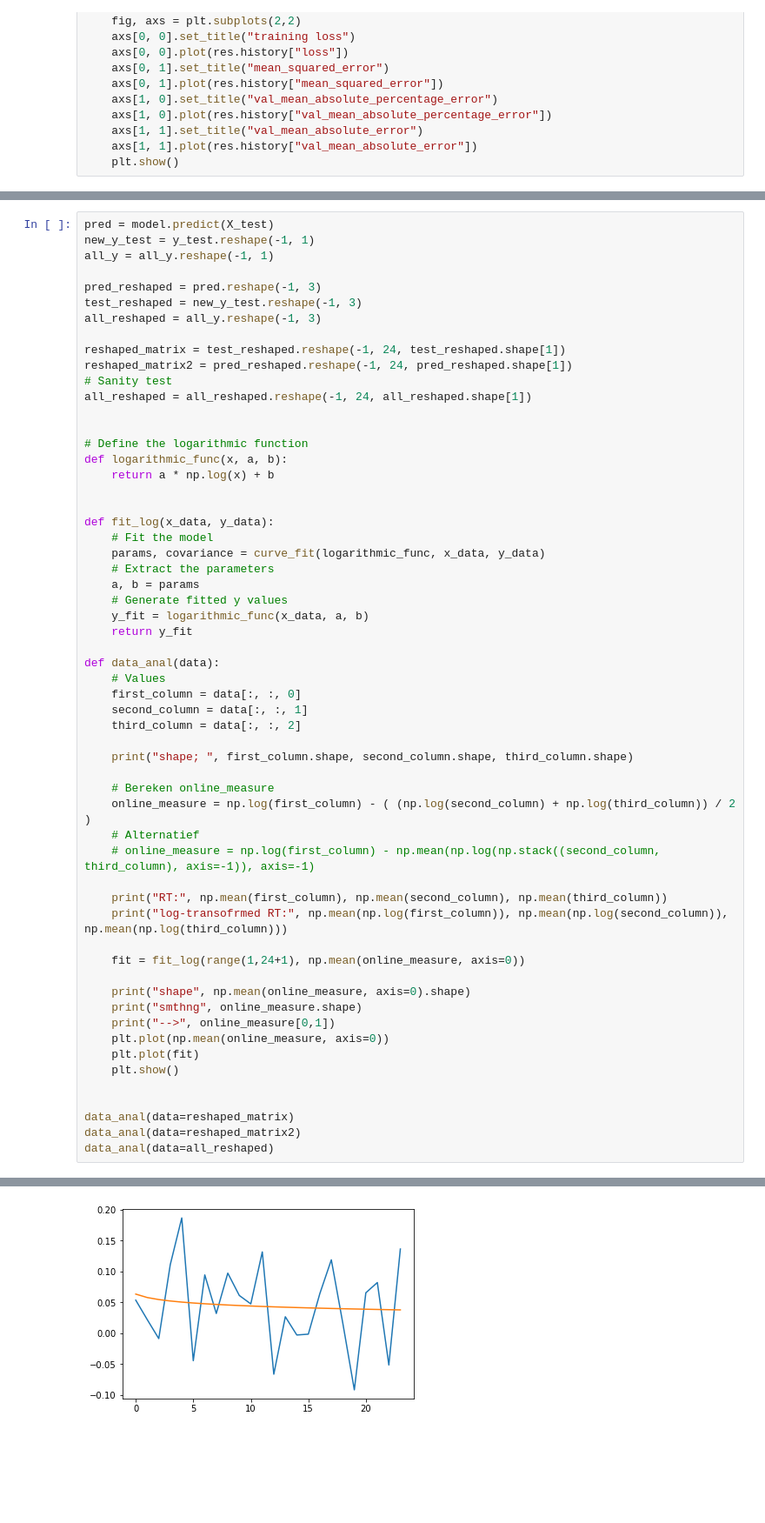
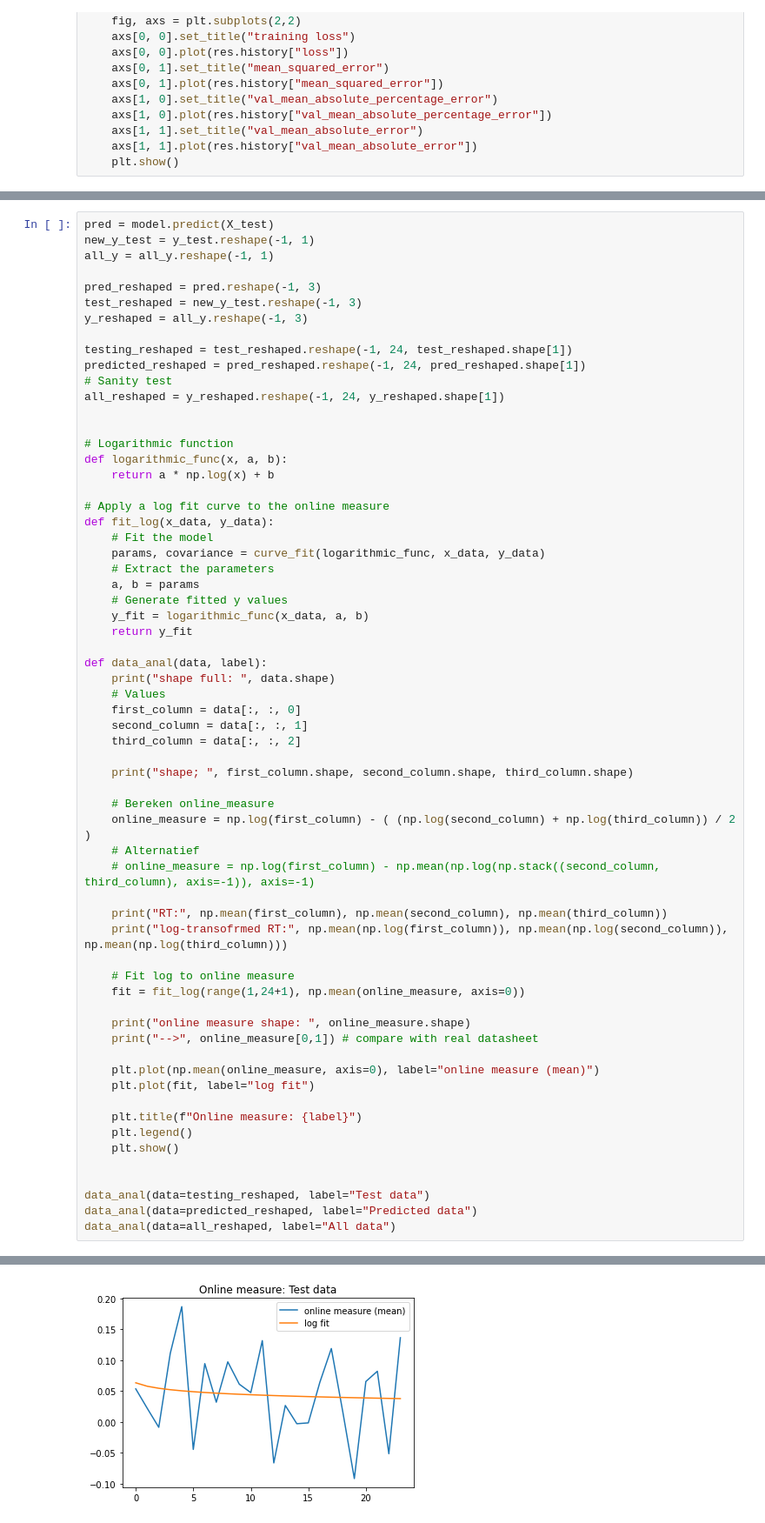
Before and after one commit to Altibertalt/thesis_model, a Jupyter notebook: modelling.ipynb, the cells around one changed output, grey strips where cells are left out. Shown at 87% size. Drawn from its saved outputs; the diff is of its cells as text; blank space fills up the shorter version.

```diff
--- a/modelling.ipynb
+++ b/modelling.ipynb
@@ -175,19 +192,19 @@ all_y = all_y.reshape(-1, 1)
 
 pred_reshaped = pred.reshape(-1, 3)
 test_reshaped = new_y_test.reshape(-1, 3)
-all_reshaped = all_y.reshape(-1, 3)
+y_reshaped = all_y.reshape(-1, 3)
 
-reshaped_matrix = test_reshaped.reshape(-1, 24, test_reshaped.shape[1])
-reshaped_matrix2 = pred_reshaped.reshape(-1, 24, pred_reshaped.shape[1])
+testing_reshaped = test_reshaped.reshape(-1, 24, test_reshaped.shape[1])
+predicted_reshaped = pred_reshaped.reshape(-1, 24, pred_reshaped.shape[1])
 # Sanity test
-all_reshaped = all_reshaped.reshape(-1, 24, all_reshaped.shape[1])
+all_reshaped = y_reshaped.reshape(-1, 24, y_reshaped.shape[1])
 
 
-# Define the logarithmic function
+# Logarithmic function
 def logarithmic_func(x, a, b):
     return a * np.log(x) + b
 
-
+# Apply a log fit curve to the online measure
 def fit_log(x_data, y_data):
     # Fit the model
     params, covariance = curve_fit(logarithmic_func, x_data, y_data)
@@ -197,7 +214,8 @@ def fit_log(x_data, y_data):
     y_fit = logarithmic_func(x_data, a, b)
     return y_fit
 
-def data_anal(data):
+def data_anal(data, label):
+    print("shape full: ", data.shape)
     # Values
     first_column = data[:, :, 0]
     second_column = data[:, :, 1]
@@ -213,17 +231,21 @@ def data_anal(data):
     print("RT:", np.mean(first_column), np.mean(second_column), np.mean(third_column))
     print("log-transofrmed RT:", np.mean(np.log(first_column)), np.mean(np.log(second_column)), np.mean(np.log(third_column)))
 
+    # Fit log to online measure
     fit = fit_log(range(1,24+1), np.mean(online_measure, axis=0))
 
-    print("shape", np.mean(online_measure, axis=0).shape)
-    print("smthng", online_measure.shape)
-    print("-->", online_measure[0,1])
-    plt.plot(np.mean(online_measure, axis=0))
-    plt.plot(fit)
+    print("online measure shape: ", online_measure.shape)
+    print("-->", online_measure[0,1]) # compare with real datasheet
+
+    plt.plot(np.mean(online_measure, axis=0), label="online measure (mean)")
+    plt.plot(fit, label="log fit")
+
+    plt.title(f"Online measure: {label}")
+    plt.legend()
     plt.show()
 
 
-data_anal(data=reshaped_matrix)
-data_anal(data=reshaped_matrix2)
-data_anal(data=all_reshaped)
+data_anal(data=testing_reshaped, label="Test data")
+data_anal(data=predicted_reshaped, label="Predicted data")
+data_anal(data=all_reshaped, label="All data")
 # %% [output]
@@ -235,2 +257,2 @@ smthng (72, 24)
 --> 0.1819719041843646
-[figure, old version]
+[figure, new version]
```
Also changed, not shown: parts of 9 cells of this notebook.
